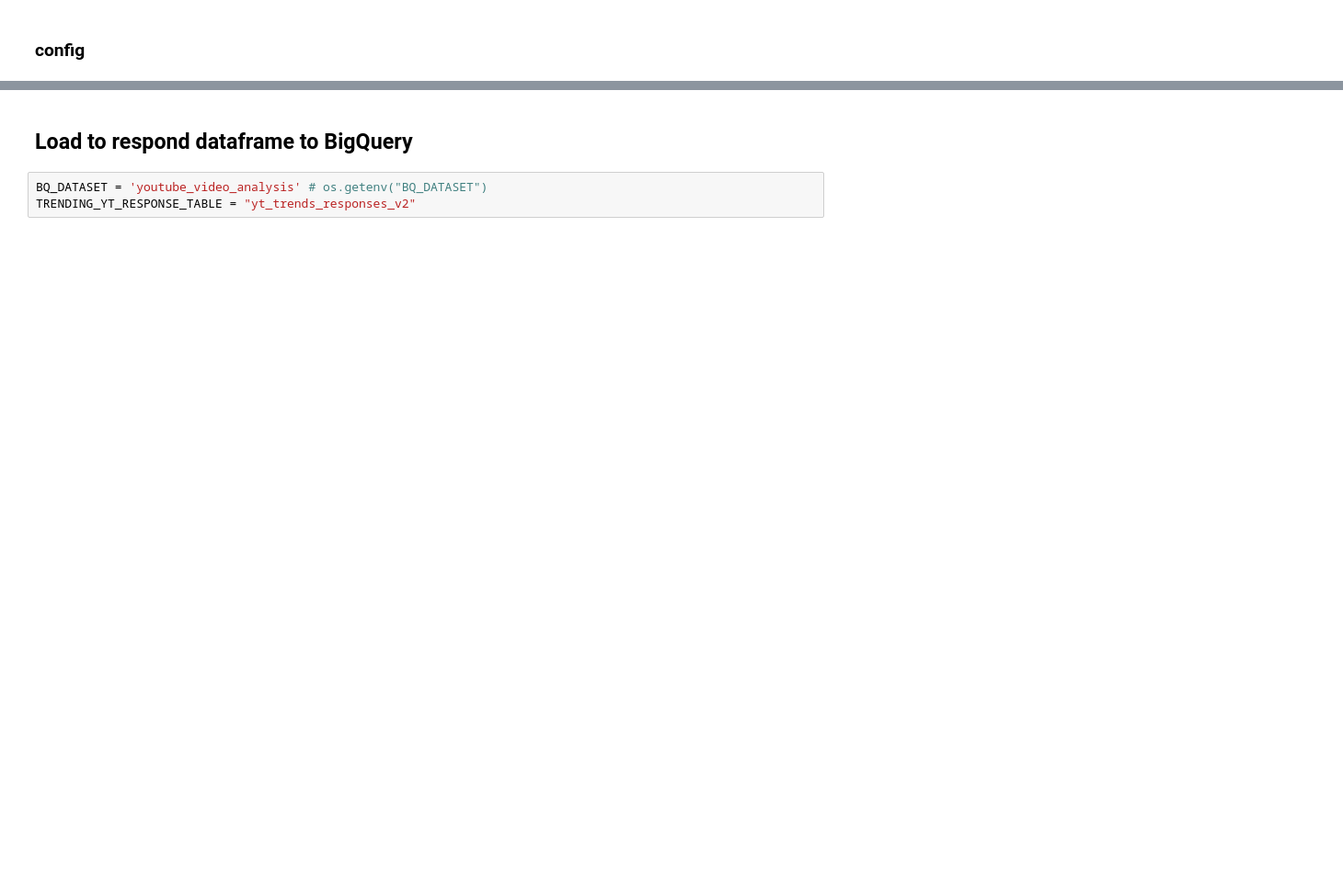
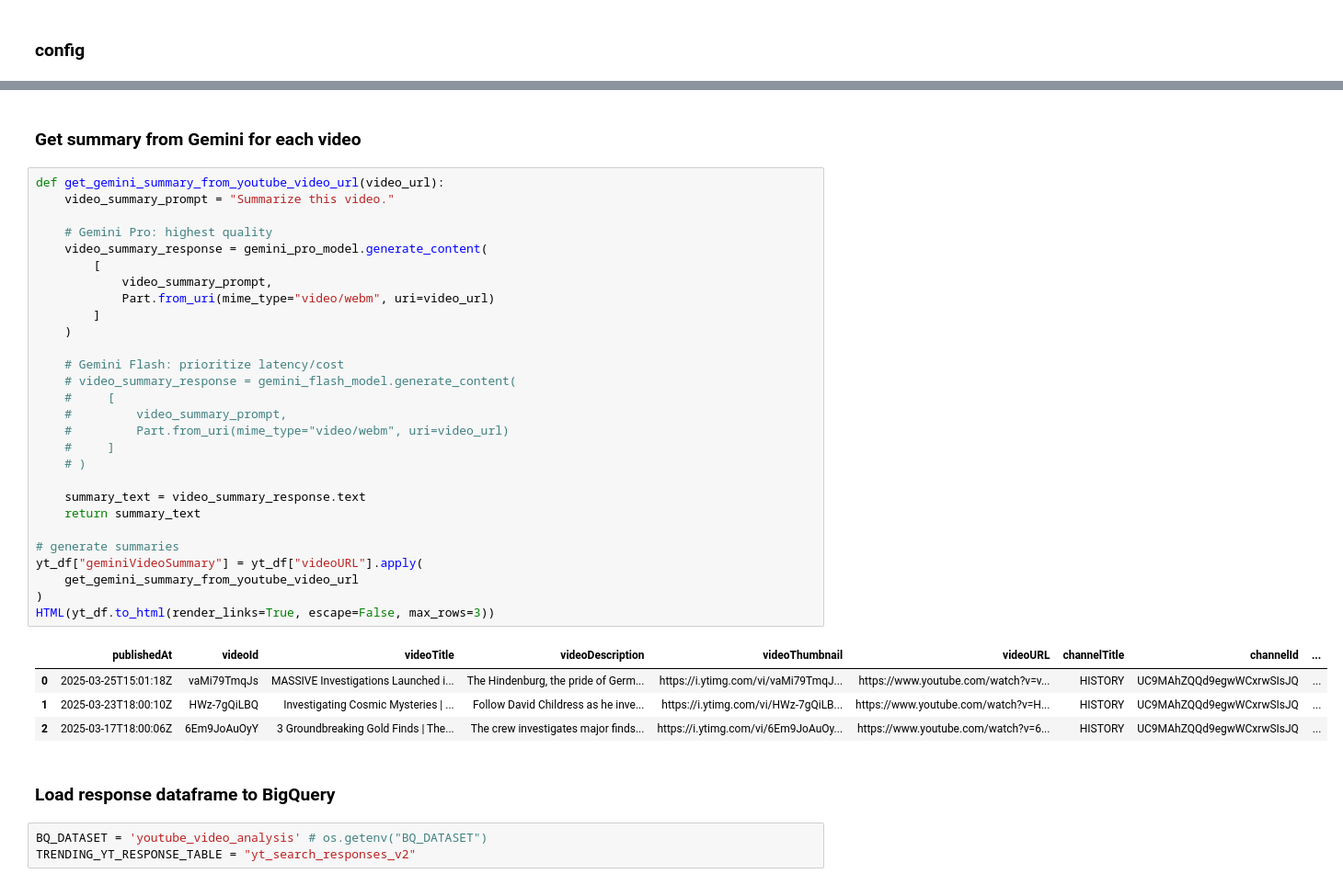
Before and after one commit to tottenjordan/zghost, a Jupyter notebook: notebooks/hello_search_trends.ipynb, the cells around one changed output, grey strips where cells are left out. Shown: that part at 92% size. Saved outputs shown, nothing was run; the diff lists cells and outputs as text; blank space fills up the shorter version.

```diff
--- a/notebooks/hello_search_trends.ipynb
+++ b/notebooks/hello_search_trends.ipynb
@@ -267,8 +337,43 @@ yt_data_api_response['items'][0]
+# %% [markdown]
+### Get summary from Gemini for each video
+# %%
+def get_gemini_summary_from_youtube_video_url(video_url):
+    video_summary_prompt = "Summarize this video."
+
+    # Gemini Pro: highest quality
+    video_summary_response = gemini_pro_model.generate_content(
+        [
+            video_summary_prompt,
+            Part.from_uri(mime_type="video/webm", uri=video_url)
+        ]
+    )
+
+    # Gemini Flash: prioritize latency/cost
+    # video_summary_response = gemini_flash_model.generate_content(
+    #     [
+    #         video_summary_prompt,
+    #         Part.from_uri(mime_type="video/webm", uri=video_url)
+    #     ]
+    # )
+
+    summary_text = video_summary_response.text
+    return summary_text
+
+# generate summaries
+yt_df["geminiVideoSummary"] = yt_df["videoURL"].apply(
+    get_gemini_summary_from_youtube_video_url
+)
+HTML(yt_df.to_html(render_links=True, escape=False, max_rows=3))
+# %% [output]
+|  | publishedAt | videoId | videoTitle | videoDescription | videoThumbnail | videoURL | channelTitle | channelId | ... |
+| 0 | 2025-03-25T15:01:18Z | vaMi79TmqJs | MASSIVE Investigations Launched i... | The Hindenburg, the pride of Germ... | https://i.ytimg.com/vi/vaMi79TmqJ... | https://www.youtube.com/watch?v=v... | HISTORY | UC9MAhZQQd9egwWCxrwSIsJQ | ... |
+| 1 | 2025-03-23T18:00:10Z | HWz-7gQiLBQ | Investigating Cosmic Mysteries | ... | Follow David Childress as he inve... | https://i.ytimg.com/vi/HWz-7gQiLB... | https://www.youtube.com/watch?v=H... | HISTORY | UC9MAhZQQd9egwWCxrwSIsJQ | ... |
+| 2 | 2025-03-17T18:00:06Z | 6Em9JoAuOyY | 3 Groundbreaking Gold Finds | The... | The crew investigates major finds... | https://i.ytimg.com/vi/6Em9JoAuOy... | https://www.youtube.com/watch?v=6... | HISTORY | UC9MAhZQQd9egwWCxrwSIsJQ | ... |
 # %% [markdown]
-## Load to respond dataframe to BigQuery
+### Load response dataframe to BigQuery
 # %%
 BQ_DATASET = 'youtube_video_analysis' # os.getenv("BQ_DATASET")
-TRENDING_YT_RESPONSE_TABLE = "yt_trends_responses_v2"
+TRENDING_YT_RESPONSE_TABLE = "yt_search_responses_v2"
 # %%
 YOUTUBE_API_LOAD_JOB = bq.load_table_from_dataframe(
     yt_df,
```
Also changed, not shown: parts of 35 cells of this notebook, 3 other files.
